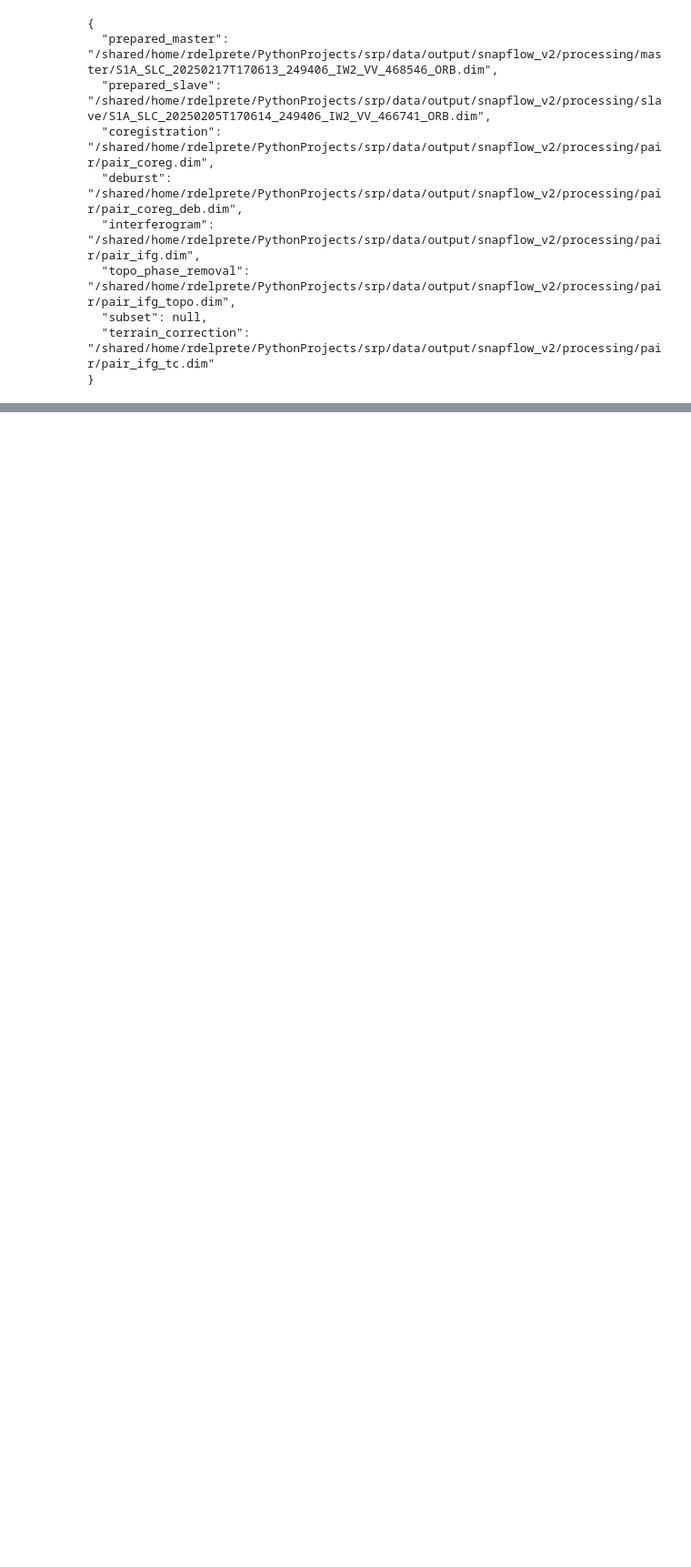
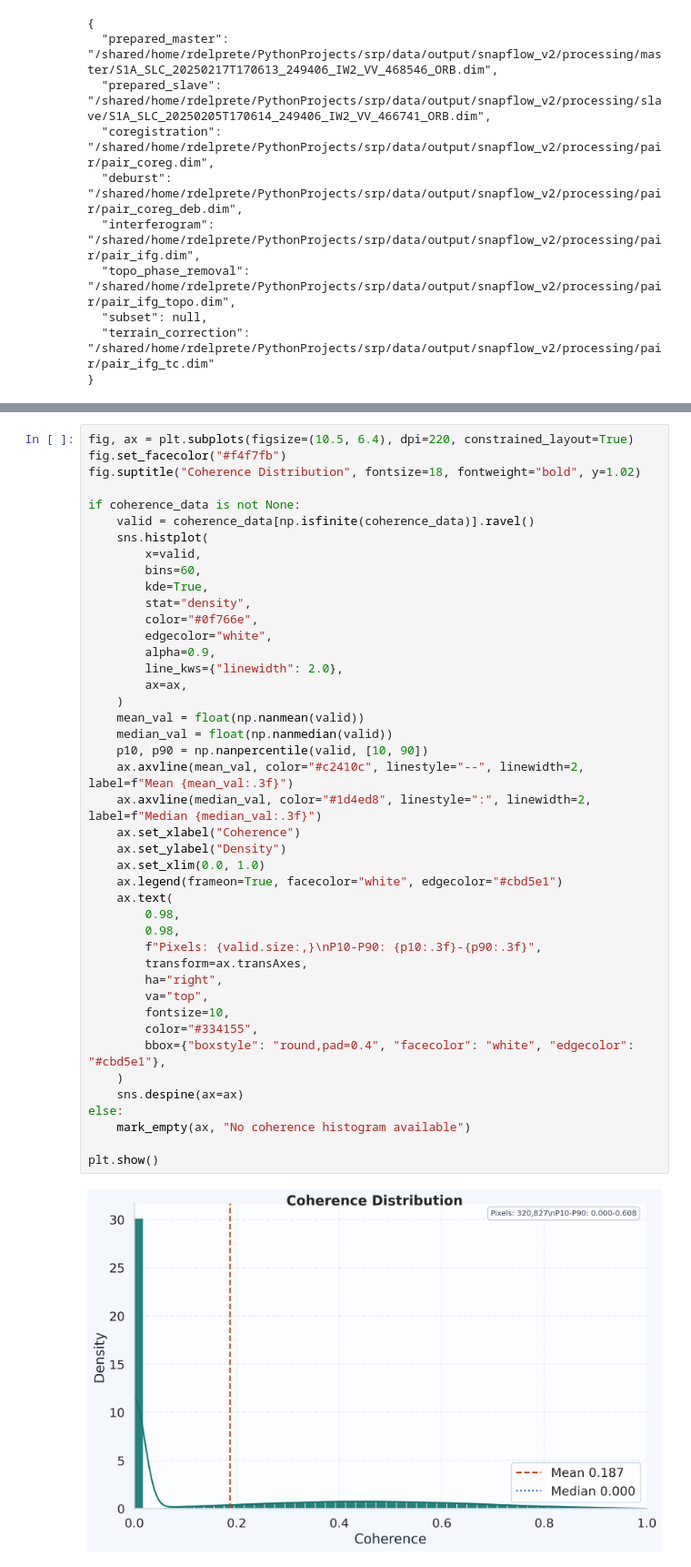
Before and after one commit to ESA-PhiLab/sarpyx, a Jupyter notebook: notebooks/snapflow_v2.ipynb, the cells around one changed output, grey strips where cells are left out. Shown at 91% size. Saved outputs shown, nothing was run; the diff lists cells and outputs as text; blank space fills up the shorter version.

```diff
--- a/notebooks/snapflow_v2.ipynb
+++ b/notebooks/snapflow_v2.ipynb
@@ -756,0 +809,45 @@ plt.show()
+# %%
+fig, ax = plt.subplots(figsize=(10.5, 6.4), dpi=220, constrained_layout=True)
+fig.set_facecolor("#f4f7fb")
+fig.suptitle("Coherence Distribution", fontsize=18, fontweight="bold", y=1.02)
+
+if coherence_data is not None:
+    valid = coherence_data[np.isfinite(coherence_data)].ravel()
+    sns.histplot(
+        x=valid,
+        bins=60,
+        kde=True,
+        stat="density",
+        color="#0f766e",
+        edgecolor="white",
+        alpha=0.9,
+        line_kws={"linewidth": 2.0},
+        ax=ax,
+    )
+    mean_val = float(np.nanmean(valid))
+    median_val = float(np.nanmedian(valid))
+    p10, p90 = np.nanpercentile(valid, [10, 90])
+    ax.axvline(mean_val, color="#c2410c", linestyle="--", linewidth=2, label=f"Mean {mean_val:.3f}")
+    ax.axvline(median_val, color="#1d4ed8", linestyle=":", linewidth=2, label=f"Median {median_val:.3f}")
+    ax.set_xlabel("Coherence")
+    ax.set_ylabel("Density")
+    ax.set_xlim(0.0, 1.0)
+    ax.legend(frameon=True, facecolor="white", edgecolor="#cbd5e1")
+    ax.text(
+        0.98,
+        0.98,
+        f"Pixels: {valid.size:,}\nP10-P90: {p10:.3f}-{p90:.3f}",
+        transform=ax.transAxes,
+        ha="right",
+        va="top",
+        fontsize=10,
+        color="#334155",
+        bbox={"boxstyle": "round,pad=0.4", "facecolor": "white", "edgecolor": "#cbd5e1"},
+    )
+    sns.despine(ax=ax)
+else:
+    mark_empty(ax, "No coherence histogram available")
+
+plt.show()
+# %% [output]
+[figure, added]
```
Also changed, not shown: parts of 14 cells of this notebook.
